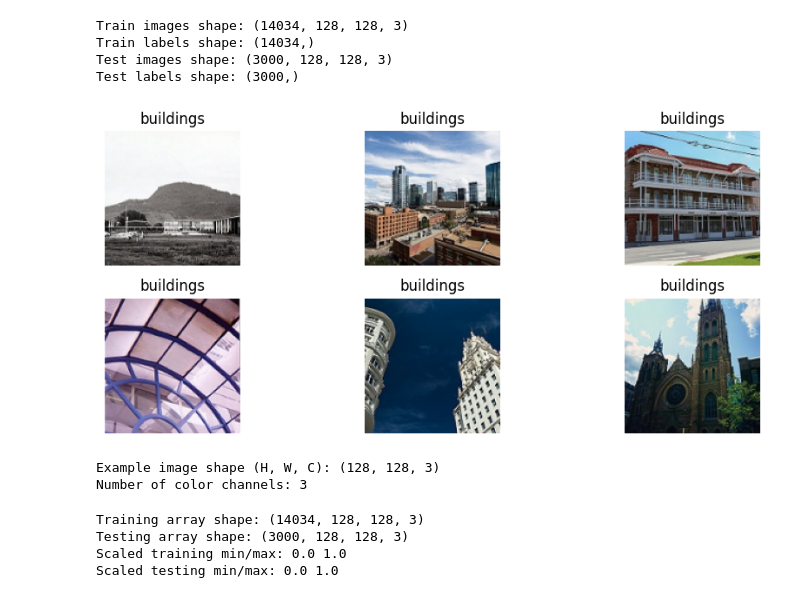
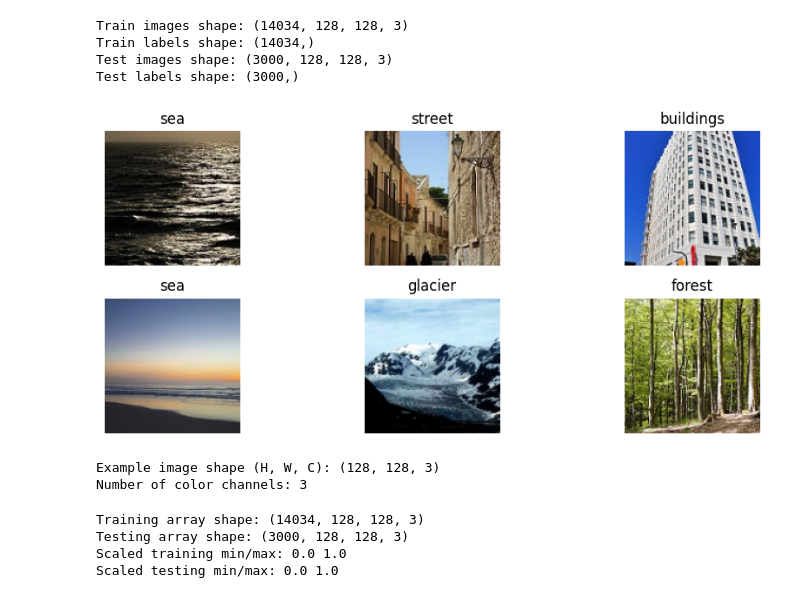
Before and after one commit to BrianColclough/applied-machine-learning, a Jupyter notebook: Module 13/assignment-13_Colclough.ipynb, the cells around one changed output. Cells and saved outputs as stored; diff of their text form; code cells hidden in the pictures.

```diff
--- a/Module 13/assignment-13_Colclough.ipynb
+++ b/Module 13/assignment-13_Colclough.ipynb
@@ -30,7 +30,7 @@ dataset labels
 # %%
 # Assignment constants: image size and class names
 IMGSIZE = (128, 128)  # (width, height)
-CLASS_NAMES = ['buildings', 'forest', 'glacier', 'mountain', 'sea', 'street']
+CLASS_NAMES = train_dir_labels
 
 print("IMGSIZE:", IMGSIZE)
 print("Class names:", CLASS_NAMES)
@@ -73,26 +73,27 @@ Test images shape: (3000, 128, 128, 3)
 Test labels shape: (3000,)
 # %%
 # Display a few example images and answer: how many color channels?
+import random
 
 num_examples = 6
+example_image_indexes = random.sample(range(X_tr.shape[0]), num_examples)
 plt.figure(figsize=(10, 4))
 
-for i in range(num_examples):
-    img_bgr = X_tr[i]
+for i, val in enumerate(example_image_indexes):
+    img_bgr = X_tr[val]
     img_rgb = cv2.cvtColor(img_bgr, cv2.COLOR_BGR2RGB)
     plt.subplot(2, 3, i + 1)
     plt.imshow(img_rgb)
-    plt.title(CLASS_NAMES[y_tr[i]])
+    plt.title(CLASS_NAMES[y_tr[val]])
     plt.axis('off')
 
 plt.tight_layout()
 plt.show()
 
-# Number of color channels is the last dimension of the image shape
 print("Example image shape (H, W, C):", X_tr[0].shape)
 print("Number of color channels:", X_tr[0].shape[2])
 # %% [output]
-[figure, old version]
+[figure, new version]
 Example image shape (H, W, C): (128, 128, 3)
 Number of color channels: 3
 # %%
```
Also changed, not shown: parts of 4 cells of this notebook.
